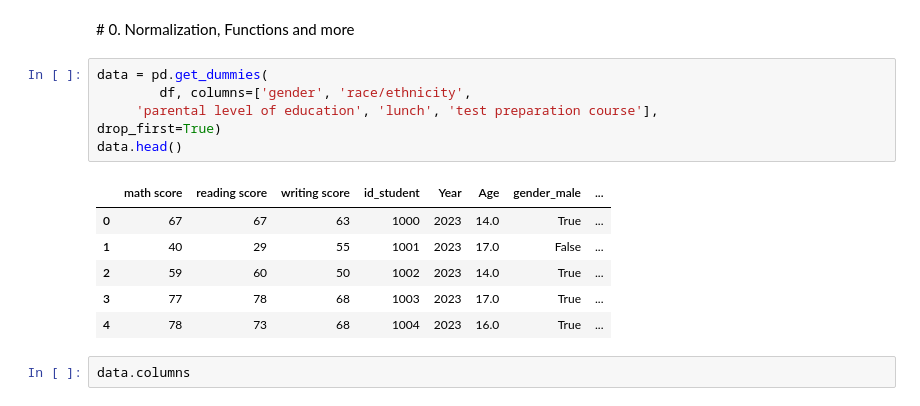
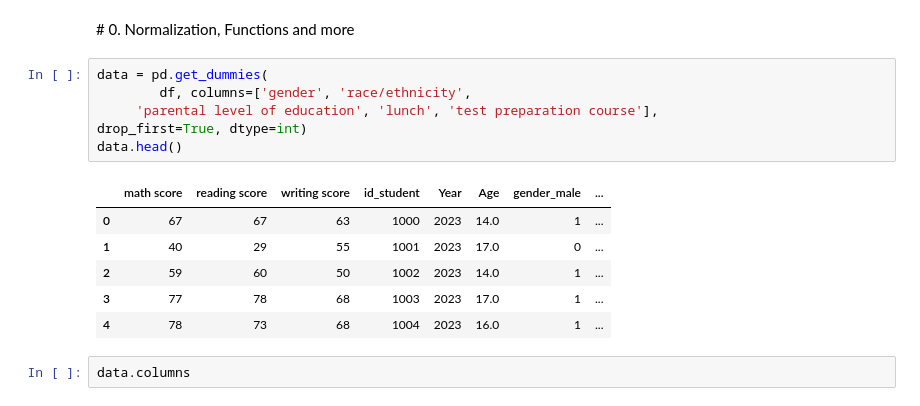
Before and after one commit to pepebonet/Intermediate_Python_BBA, a Jupyter notebook: Class_5/scripts/Code_class_5.ipynb, the cells around one changed output. Saved outputs shown, nothing was run; the diff lists cells and outputs as text.

```diff
--- a/Class_5/scripts/Code_class_5.ipynb
+++ b/Class_5/scripts/Code_class_5.ipynb
@@ -38,16 +38,16 @@ df.shape
 # %%
 data = pd.get_dummies(
         df, columns=['gender', 'race/ethnicity',
      'parental level of education', 'lunch', 'test preparation course'],
-drop_first=True)
+drop_first=True, dtype=int)
 data.head()
 # %% [output]
 |  | math score | reading score | writing score | id_student | Year | Age | gender_male | ... |
-| 0 | 67 | 67 | 63 | 1000 | 2023 | 14.0 | True | ... |
-| 1 | 40 | 29 | 55 | 1001 | 2023 | 17.0 | False | ... |
-| 2 | 59 | 60 | 50 | 1002 | 2023 | 14.0 | True | ... |
-| 3 | 77 | 78 | 68 | 1003 | 2023 | 17.0 | True | ... |
-| 4 | 78 | 73 | 68 | 1004 | 2023 | 16.0 | True | ... |
+| 0 | 67 | 67 | 63 | 1000 | 2023 | 14.0 | 1 | ... |
+| 1 | 40 | 29 | 55 | 1001 | 2023 | 17.0 | 0 | ... |
+| 2 | 59 | 60 | 50 | 1002 | 2023 | 14.0 | 1 | ... |
+| 3 | 77 | 78 | 68 | 1003 | 2023 | 17.0 | 1 | ... |
+| 4 | 78 | 73 | 68 | 1004 | 2023 | 16.0 | 1 | ... |
 # %%
 data.columns
 # %% [output]
```
Also changed, not shown: parts of 32 cells of this notebook, 1 other file.
